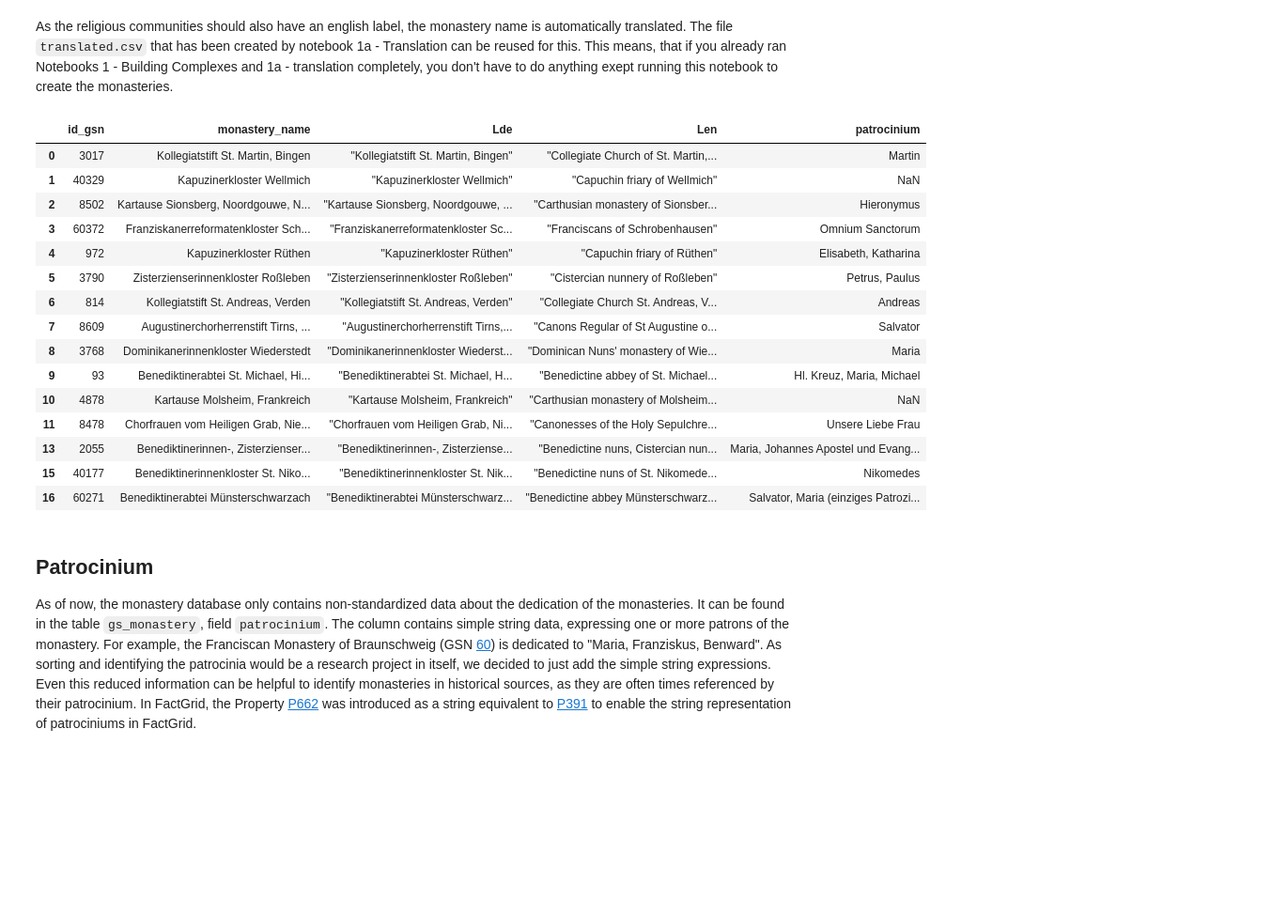
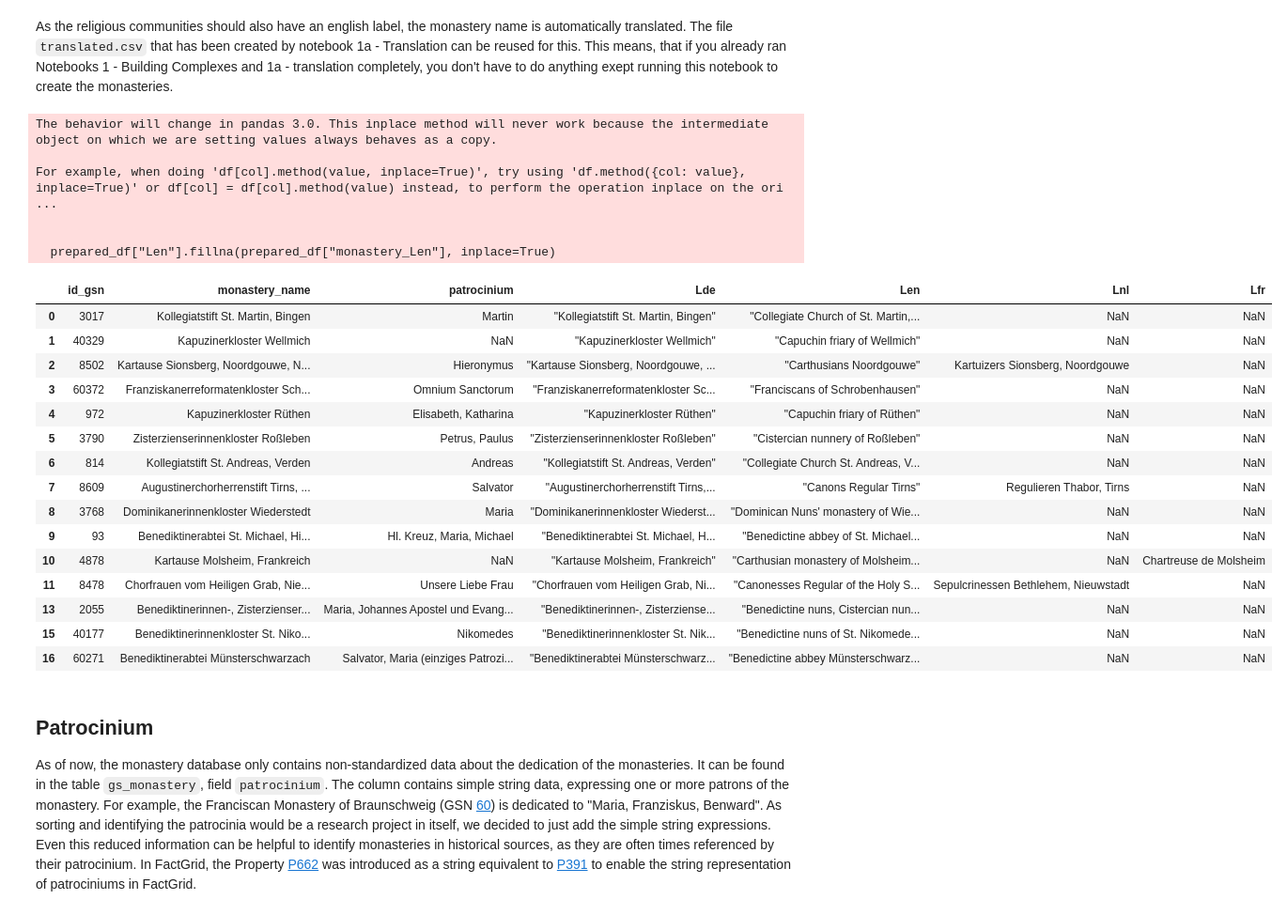
Before and after one commit to Germania-Sacra/DomVoc, a Jupyter notebook: 2 - Monasteries.ipynb, the cells around one changed output. Shown at 94% size. Cells and saved outputs as stored; diff of their text form; code cells hidden in the pictures; blank space fills up the shorter version.

Commit message:
Add Alt Labels from Monastery Database

```diff
--- a/2 - Monasteries.ipynb
+++ b/2 - Monasteries.ipynb
@@ -77,3 +77,12 @@ prepared_df
 | 12 | 2055 | Benediktinerinnen-, Zisterzienser... | Maria, Johannes Apostel und Evang... | Benediktinerinnen-, Zisterzienser... |
 | 13 | 40177 | Benediktinerinnenkloster St. Niko... | Nikomedes | Benediktinerinnenkloster St. Niko... |
 | 14 | 60271 | Benediktinerabtei Münsterschwarzach | Salvator, Maria (einziges Patrozi... | Benediktinerabtei Münsterschwarzach |
+# %%
+gs_alt_label_monastery = dataframes["gs_alt_label_monastery"]
+gs_alt_label_monastery = gs_alt_label_monastery[gs_alt_label_monastery["gsn_id"].isin(prepared_df["id_gsn"])]
+for index, row in gs_alt_label_monastery.iterrows():
+    if f'L{row["lang"]}'not in prepared_df.columns.tolist() or pd.isna(prepared_df.loc[prepared_df["id_gsn"] == row["gsn_id"], f'L{row["lang"]}'].values[0]):
+        prepared_df.loc[prepared_df["id_gsn"] == row["gsn_id"], f'L{row["lang"]}'] = row["alt_label_monastery"]
+    else:
+        prepared_df.loc[prepared_df["id_gsn"] == row["gsn_id"], f'A{row["lang"]}'] = row["alt_label_monastery"]
+prepared_df
@@ -80,28 +106,36 @@ prepared_df
 # %% [markdown]
 As the religious communities should also have an english label, the monastery name is automatically translated. The file `translated.csv` that has been created by notebook 1a - Translation can be reused for this. This means, that if you already ran Notebooks 1 - Building Complexes and 1a - translation completely, you don't have to do anything exept running this notebook to create the monasteries.
 # %%
-prepared_df = pd.merge(prepared_df, dataframes["translated"], how="left", left_on="Lde", right_on="monastery_Lde")[["id_gsn", "monastery_name", "Lde", "monastery_Len", "patrocinium"]].drop_duplicates().rename(columns={"monastery_Len":"Len"})
+prepared_df = pd.merge(prepared_df, dataframes["translated"], how="left", left_on="Lde", right_on="monastery_Lde").drop_duplicates()
+prepared_df["Len"].fillna(prepared_df["monastery_Len"], inplace=True)
 prepared_df["Lde"] = prepared_df["Lde"].apply(lambda x: f'\"{x}\"')
 prepared_df["Len"] = prepared_df["Len"].apply(lambda x: f'\"{x}\"')
+prepared_df.drop(columns=[f"{x}_{y}" for x in ["monastery", "building"] for y in ["Lde", "Dde", "Len", "Den"]], inplace=True)
 prepared_df.drop_duplicates(subset="id_gsn", inplace=True)
 prepared_df
 # %% [output]
+The behavior will change in pandas 3.0. This inplace method will never work because the intermediate object on which we are setting values always behaves as a copy.
+
+For example, when doing 'df[col].method(value, inplace=True)', try using 'df.method({col: value}, inplace=True)' or df[col] = df[col].method(value) instead, to perform the operation inplace on the ori ...
+
+
+  prepared_df["Len"].fillna(prepared_df["monastery_Len"], inplace=True)
-|  | id_gsn | monastery_name | Lde | Len | patrocinium |
-| 0 | 3017 | Kollegiatstift St. Martin, Bingen | "Kollegiatstift St. Martin, Bingen" | "Collegiate Church of St. Martin,... | Martin |
-| 1 | 40329 | Kapuzinerkloster Wellmich | "Kapuzinerkloster Wellmich" | "Capuchin friary of Wellmich" | NaN |
-| 2 | 8502 | Kartause Sionsberg, Noordgouwe, N... | "Kartause Sionsberg, Noordgouwe, ... | "Carthusian monastery of Sionsber... | Hieronymus |
-| 3 | 60372 | Franziskanerreformatenkloster Sch... | "Franziskanerreformatenkloster Sc... | "Franciscans of Schrobenhausen" | Omnium Sanctorum |
-| 4 | 972 | Kapuzinerkloster Rüthen | "Kapuzinerkloster Rüthen" | "Capuchin friary of Rüthen" | Elisabeth, Katharina |
-| 5 | 3790 | Zisterzienserinnenkloster Roßleben | "Zisterzienserinnenkloster Roßleben" | "Cistercian nunnery of Roßleben" | Petrus, Paulus |
-| 6 | 814 | Kollegiatstift St. Andreas, Verden | "Kollegiatstift St. Andreas, Verden" | "Collegiate Church St. Andreas, V... | Andreas |
-| 7 | 8609 | Augustinerchorherrenstift Tirns, ... | "Augustinerchorherrenstift Tirns,... | "Canons Regular of St Augustine o... | Salvator |
-| 8 | 3768 | Dominikanerinnenkloster Wiederstedt | "Dominikanerinnenkloster Wiederst... | "Dominican Nuns' monastery of Wie... | Maria |
-| 9 | 93 | Benediktinerabtei St. Michael, Hi... | "Benediktinerabtei St. Michael, H... | "Benedictine abbey of St. Michael... | Hl. Kreuz, Maria, Michael |
-| 10 | 4878 | Kartause Molsheim, Frankreich | "Kartause Molsheim, Frankreich" | "Carthusian monastery of Molsheim... | NaN |
-| 11 | 8478 | Chorfrauen vom Heiligen Grab, Nie... | "Chorfrauen vom Heiligen Grab, Ni... | "Canonesses of the Holy Sepulchre... | Unsere Liebe Frau |
-| 13 | 2055 | Benediktinerinnen-, Zisterzienser... | "Benediktinerinnen-, Zisterziense... | "Benedictine nuns, Cistercian nun... | Maria, Johannes Apostel und Evang... |
-| 15 | 40177 | Benediktinerinnenkloster St. Niko... | "Benediktinerinnenkloster St. Nik... | "Benedictine nuns of St. Nikomede... | Nikomedes |
-| 16 | 60271 | Benediktinerabtei Münsterschwarzach | "Benediktinerabtei Münsterschwarz... | "Benedictine abbey Münsterschwarz... | Salvator, Maria (einziges Patrozi... |
+|  | id_gsn | monastery_name | patrocinium | Lde | Len | Lnl | Lfr |
+| 0 | 3017 | Kollegiatstift St. Martin, Bingen | Martin | "Kollegiatstift St. Martin, Bingen" | "Collegiate Church of St. Martin,... | NaN | NaN |
+| 1 | 40329 | Kapuzinerkloster Wellmich | NaN | "Kapuzinerkloster Wellmich" | "Capuchin friary of Wellmich" | NaN | NaN |
+| 2 | 8502 | Kartause Sionsberg, Noordgouwe, N... | Hieronymus | "Kartause Sionsberg, Noordgouwe, ... | "Carthusians Noordgouwe" | Kartuizers Sionsberg, Noordgouwe | NaN |
+| 3 | 60372 | Franziskanerreformatenkloster Sch... | Omnium Sanctorum | "Franziskanerreformatenkloster Sc... | "Franciscans of Schrobenhausen" | NaN | NaN |
+| 4 | 972 | Kapuzinerkloster Rüthen | Elisabeth, Katharina | "Kapuzinerkloster Rüthen" | "Capuchin friary of Rüthen" | NaN | NaN |
+| 5 | 3790 | Zisterzienserinnenkloster Roßleben | Petrus, Paulus | "Zisterzienserinnenkloster Roßleben" | "Cistercian nunnery of Roßleben" | NaN | NaN |
+| 6 | 814 | Kollegiatstift St. Andreas, Verden | Andreas | "Kollegiatstift St. Andreas, Verden" | "Collegiate Church St. Andreas, V... | NaN | NaN |
+| 7 | 8609 | Augustinerchorherrenstift Tirns, ... | Salvator | "Augustinerchorherrenstift Tirns,... | "Canons Regular Tirns" | Regulieren Thabor, Tirns | NaN |
+| 8 | 3768 | Dominikanerinnenkloster Wiederstedt | Maria | "Dominikanerinnenkloster Wiederst... | "Dominican Nuns' monastery of Wie... | NaN | NaN |
+| 9 | 93 | Benediktinerabtei St. Michael, Hi... | Hl. Kreuz, Maria, Michael | "Benediktinerabtei St. Michael, H... | "Benedictine abbey of St. Michael... | NaN | NaN |
+| 10 | 4878 | Kartause Molsheim, Frankreich | NaN | "Kartause Molsheim, Frankreich" | "Carthusian monastery of Molsheim... | NaN | Chartreuse de Molsheim |
+| 11 | 8478 | Chorfrauen vom Heiligen Grab, Nie... | Unsere Liebe Frau | "Chorfrauen vom Heiligen Grab, Ni... | "Canonesses Regular of the Holy S... | Sepulcrinessen Bethlehem, Nieuwstadt | NaN |
+| 13 | 2055 | Benediktinerinnen-, Zisterzienser... | Maria, Johannes Apostel und Evang... | "Benediktinerinnen-, Zisterziense... | "Benedictine nuns, Cistercian nun... | NaN | NaN |
+| 15 | 40177 | Benediktinerinnenkloster St. Niko... | Nikomedes | "Benediktinerinnenkloster St. Nik... | "Benedictine nuns of St. Nikomede... | NaN | NaN |
+| 16 | 60271 | Benediktinerabtei Münsterschwarzach | Salvator, Maria (einziges Patrozi... | "Benediktinerabtei Münsterschwarz... | "Benedictine abbey Münsterschwarz... | NaN | NaN |
 # %% [markdown]
 ## Patrocinium
 As of now, the monastery database only contains non-standardized data about the dedication of the monasteries. It can be found in the table `gs_monastery`, field `patrocinium`. The column contains simple string data, expressing one or more patrons of the monastery. For example, the Franciscan Monastery of Braunschweig (GSN [60](https://klosterdatenbank.adw-goe.de/gsn/60)) is dedicated to "Maria, Franziskus, Benward". As sorting and identifying the patrocinia would be a research project in itself, we decided to just add the simple string expressions. Even this reduced information can be helpful to identify monasteries in historical sources, as they are often times referenced by their patrocinium. In FactGrid, the Property [P662](https://database.factgrid.de/wiki/Property:P662) was introduced as a string equivalent to [P391](https://database.factgrid.de/wiki/Property:P391) to enable the string representation of patrociniums in FactGrid.
```
Also changed, not shown: parts of 5 cells of this notebook.
